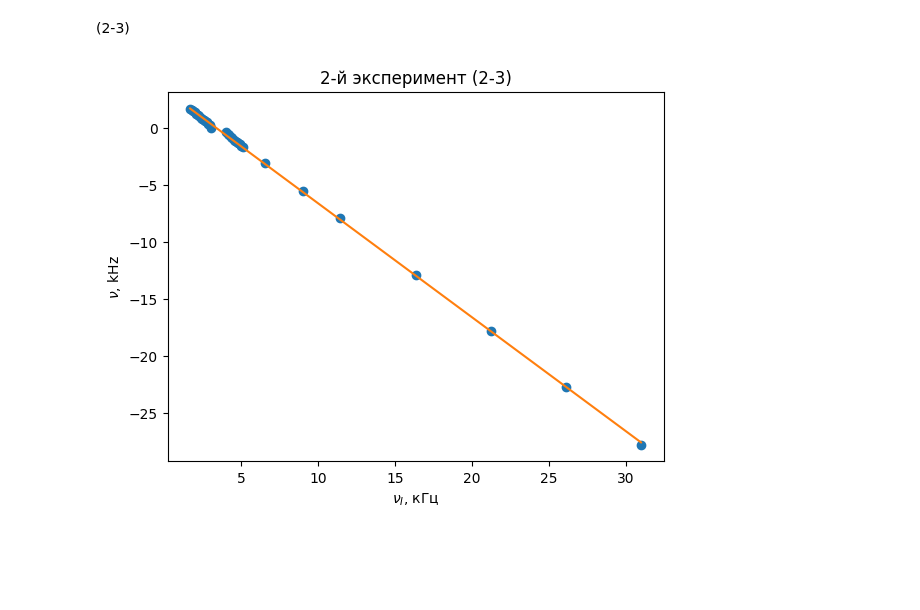
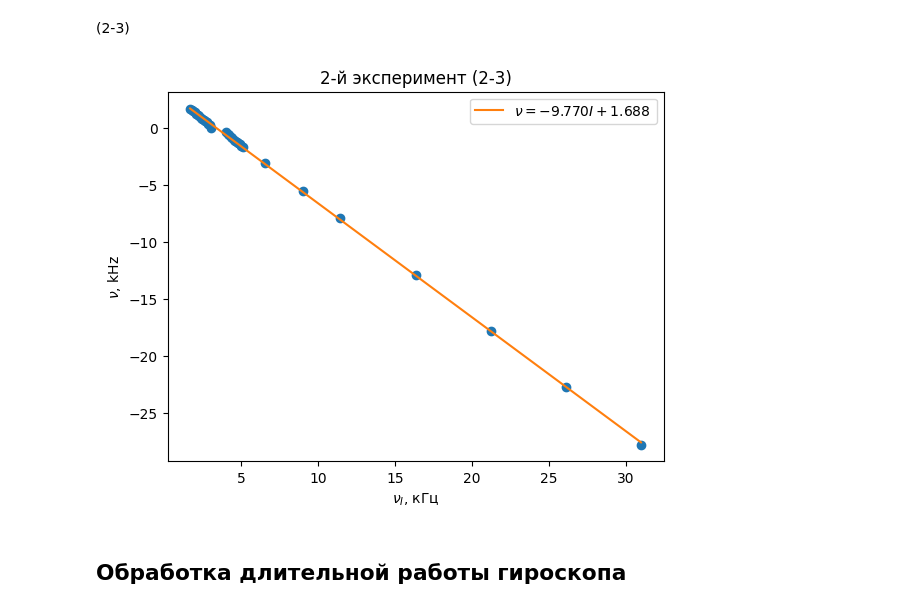
Before and after one commit to MikhailGovgolenko/Multiple-choice-question, a Jupyter notebook: calc.ipynb, the cells around one changed output. Drawn from its saved outputs; the diff is of its cells as text; code cells hidden in the pictures; blank space fills up the shorter version.

```diff
--- a/calc.ipynb
+++ b/calc.ipynb
@@ -86,26 +86,28 @@ plt.show()
 # %%
 import numpy as np
 import matplotlib.pyplot as plt
 
 data = np.loadtxt("data/exp2-3.csv", delimiter=",", skiprows=1)
 
 I = data[:, 0]
 nu = data[:, 1]
 
 # аппроксимация прямой
 a, b = np.polyfit(I, nu, 1)
 
 # значения для линии
 I_fit = np.linspace(I.min(), I.max(), 200)
 nu_fit = a * I_fit + b
 
 plt.title("2-й эксперимент (2-3)")
 plt.plot(-a * I + b, nu, marker='o', linestyle='')
 plt.plot(-a * I_fit + b, nu_fit, '-', label=f"$\\nu = {a:.3f} I + {b:.3f}$")
 plt.xlabel(r"$\nu_I$, кГц")
 plt.ylabel(r"$\nu$, kHz")
 
-
+plt.legend()
 plt.show()
 # %% [output]
-[figure, old version]
+[figure, new version]
+# %% [markdown]
+## Обработка длительной работы гироскопа
```
Also changed, not shown: parts of 2 cells of this notebook.
